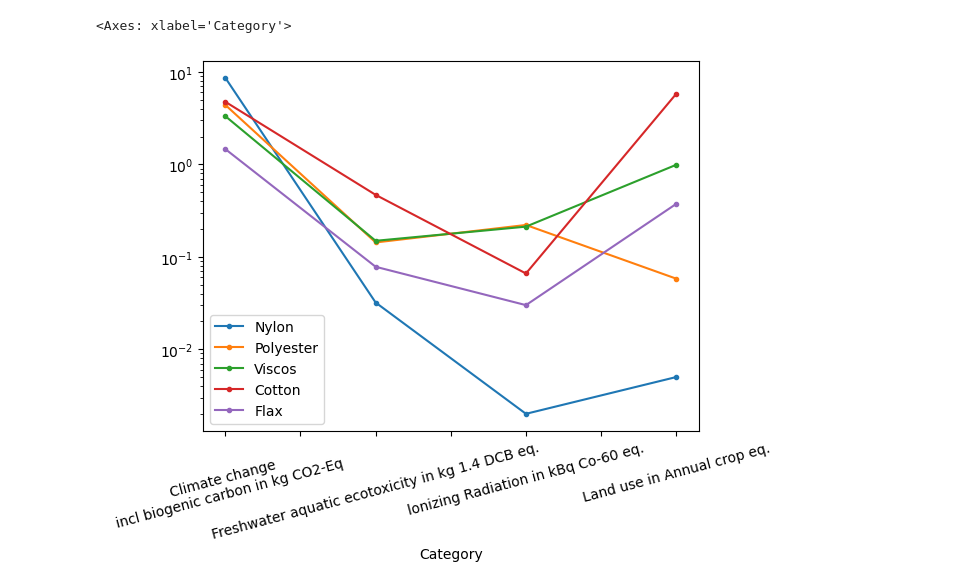
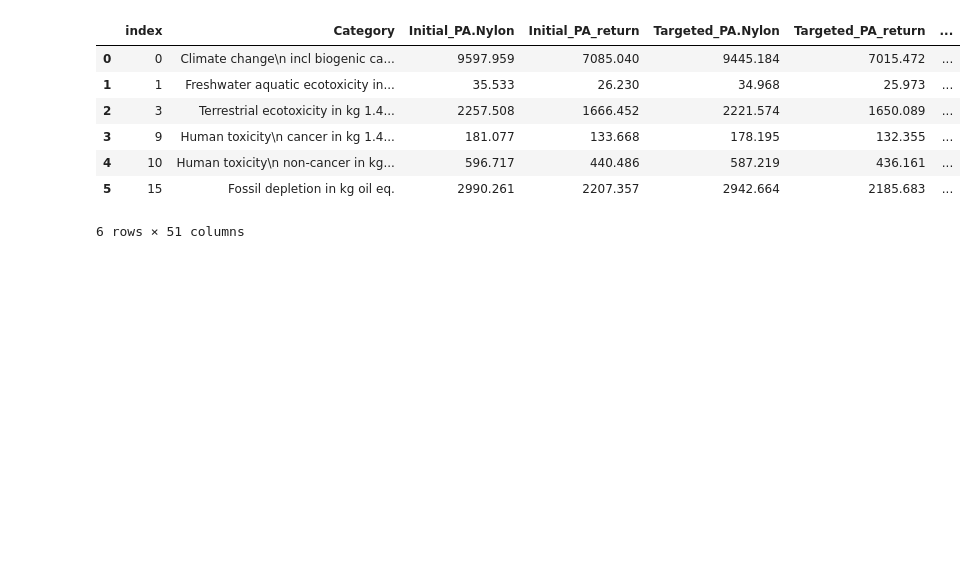
Before and after one commit to emilbreustedt/AWSI, a Jupyter notebook: Stoffemissionen/graphs.ipynb, the cells around one changed output. Drawn from its saved outputs; the diff is of its cells as text; code cells hidden in the pictures; blank space fills up the shorter version.

```diff
--- a/Stoffemissionen/graphs.ipynb
+++ b/Stoffemissionen/graphs.ipynb
@@ -25,12 +26,19 @@ df
 # %%
 df = df[df.Category.isin(["Climate change, incl biogenic carbon",
-                          "Freshwater aquatic ecotoxicity",
-                          "lonizing Radiation",
-                          "Land use"])].reset_index()
+"Freshwater aquatic ecotoxicity",
+"Terrestrial ecotoxicity",
+"Human toxicity, cancer",
+"Human toxicity, non-cancer",
+"Fossil depletion"])].reset_index()
 df.Category = df.Category.str.replace(',', '\n')
-df.Category = df.Category + " in " + df.Einheit
+df.Category = df.Category + " in " + df.Unit
+df
+# %% [output]
+|  | index | Category | Initial_PA.Nylon | Initial_PA_return | Targeted_PA.Nylon | Targeted_PA_return | ... |
+| 0 | 0 | Climate change\n incl biogenic ca... | 9597.959 | 7085.040 | 9445.184 | 7015.472 | ... |
+| 1 | 1 | Freshwater aquatic ecotoxicity in... | 35.533 | 26.230 | 34.968 | 25.973 | ... |
+| 2 | 3 | Terrestrial ecotoxicity in kg 1.4... | 2257.508 | 1666.452 | 2221.574 | 1650.089 | ... |
+| 3 | 9 | Human toxicity\n cancer in kg 1.4... | 181.077 | 133.668 | 178.195 | 132.355 | ... |
+| 4 | 10 | Human toxicity\n non-cancer in kg... | 596.717 | 440.486 | 587.219 | 436.161 | ... |
+| 5 | 15 | Fossil depletion in kg oil eq. | 2990.261 | 2207.357 | 2942.664 | 2185.683 | ... |
+6 rows × 51 columns
-# %%
-df.iloc[:, 1:-1].plot(style='.-', x='Category', rot = 15, logy = True)
-# %% [output]
-<Axes: xlabel='Category'>
-[figure, removed]
```
Also changed, not shown: parts of 4 cells of this notebook, 1 other file.
